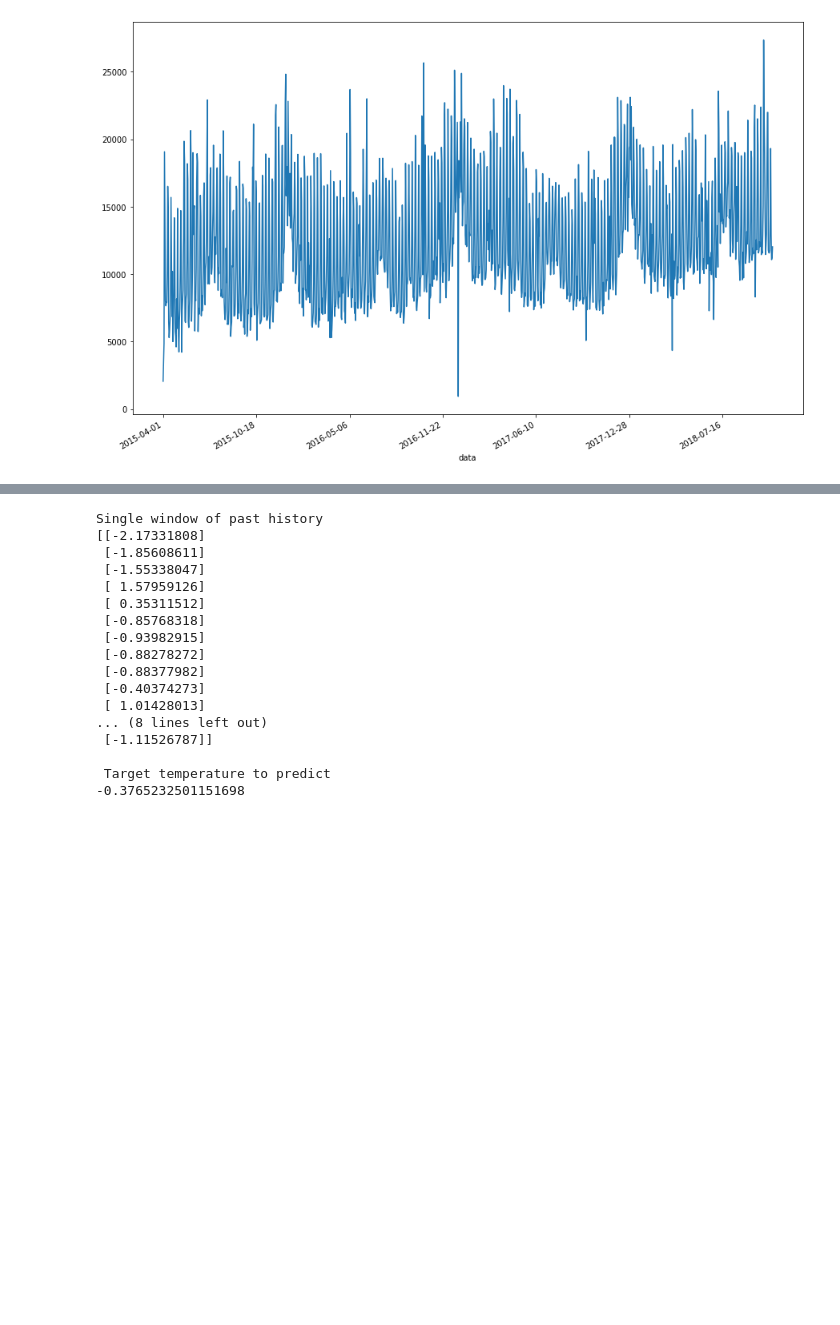
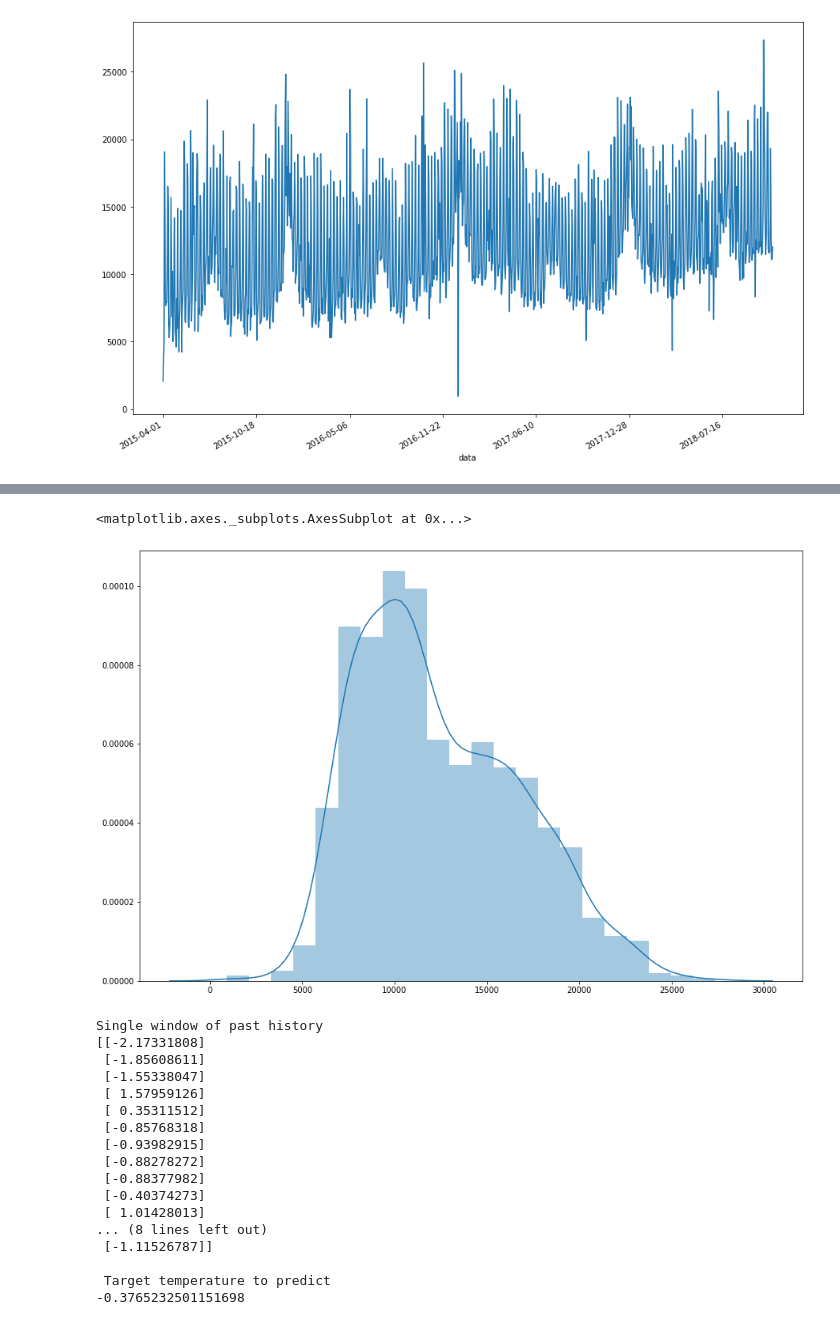
Before and after one commit to AAntunesNDS/time_series_deeplearning, a Jupyter notebook: TimeSeriesKerasTensorFlow_DevAcademyChallange_Dataset_2.ipynb, the cells around one changed output, grey strips where cells are left out. Drawn from its saved outputs; the diff is of its cells as text; code cells hidden in the pictures; blank space fills up the shorter version.

Commit message:
Data distribuition with sns distplot

```diff
--- a/TimeSeriesKerasTensorFlow_DevAcademyChallange_Dataset_2.ipynb
+++ b/TimeSeriesKerasTensorFlow_DevAcademyChallange_Dataset_2.ipynb
@@ -274,3 +276,8 @@ uni_data = uni_data.values
+# %%
+sns.distplot(uni_data)
+# %% [output]
+<matplotlib.axes._subplots.AxesSubplot at 0x...>
+[figure, added]
 # %%
 uni_train_mean = uni_data[:TRAIN_SPLIT].mean()
 uni_train_std = uni_data[:TRAIN_SPLIT].std()
```
Also changed, not shown: parts of 2 cells of this notebook.
